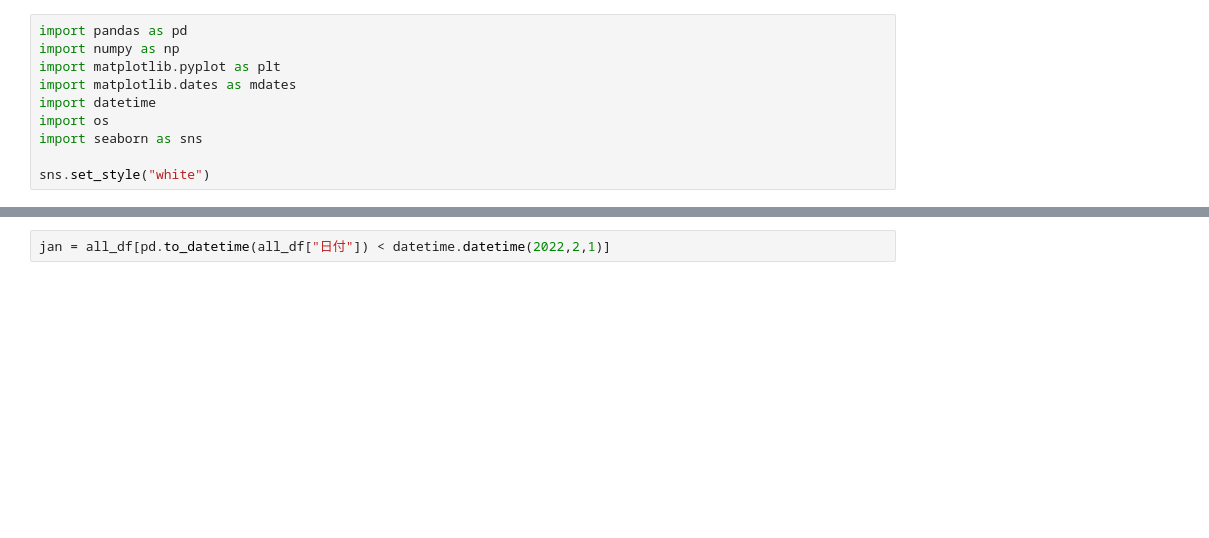
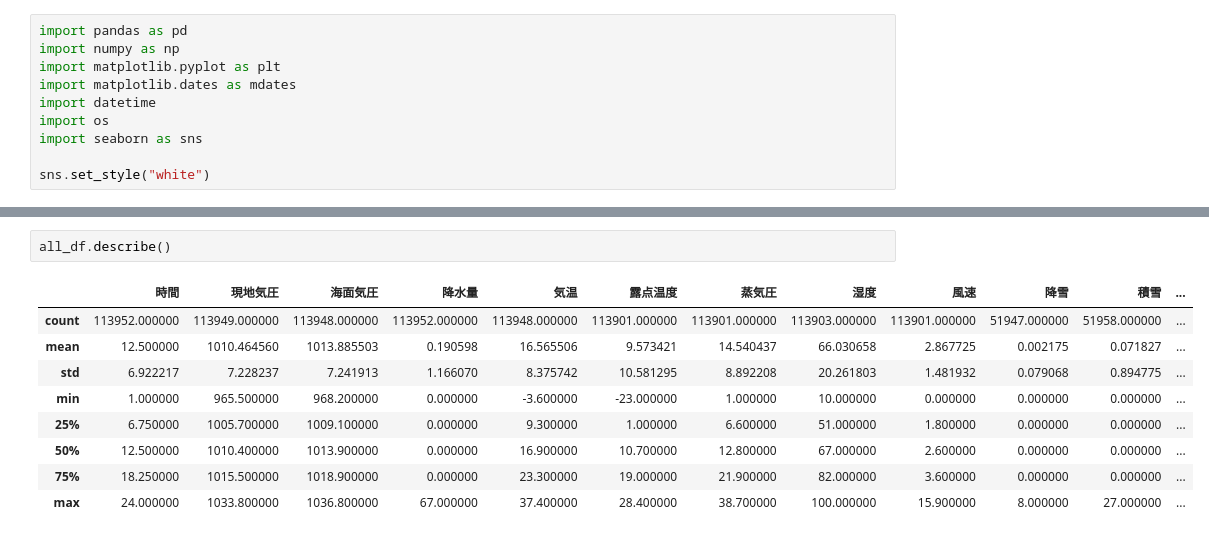
Before and after one commit to Ryo-Suzukii/ForecastCloudinJapan, a Jupyter notebook: EDA/EDA_1.ipynb, the cells around one changed output, grey strips where cells are left out. Drawn from its saved outputs; the diff is of its cells as text; blank space fills up the shorter version.

```diff
--- a/EDA/EDA_1.ipynb
+++ b/EDA/EDA_1.ipynb
@@ -32,2 +37,12 @@ while True:
-# %%
-jan = all_df[pd.to_datetime(all_df["日付"]) < datetime.datetime(2022,2,1)]
+# %%
+all_df.describe()
+# %% [output]
+|  | 時間 | 現地気圧 | 海面気圧 | 降水量 | 気温 | 露点温度 | 蒸気圧 | 湿度 | 風速 | 降雪 | 積雪 | ... |
+| count | 113952.000000 | 113949.000000 | 113948.000000 | 113952.000000 | 113948.000000 | 113901.000000 | 113901.000000 | 113903.000000 | 113901.000000 | 51947.000000 | 51958.000000 | ... |
+| mean | 12.500000 | 1010.464560 | 1013.885503 | 0.190598 | 16.565506 | 9.573421 | 14.540437 | 66.030658 | 2.867725 | 0.002175 | 0.071827 | ... |
+| std | 6.922217 | 7.228237 | 7.241913 | 1.166070 | 8.375742 | 10.581295 | 8.892208 | 20.261803 | 1.481932 | 0.079068 | 0.894775 | ... |
+| min | 1.000000 | 965.500000 | 968.200000 | 0.000000 | -3.600000 | -23.000000 | 1.000000 | 10.000000 | 0.000000 | 0.000000 | 0.000000 | ... |
+| 25% | 6.750000 | 1005.700000 | 1009.100000 | 0.000000 | 9.300000 | 1.000000 | 6.600000 | 51.000000 | 1.800000 | 0.000000 | 0.000000 | ... |
+| 50% | 12.500000 | 1010.400000 | 1013.900000 | 0.000000 | 16.900000 | 10.700000 | 12.800000 | 67.000000 | 2.600000 | 0.000000 | 0.000000 | ... |
+| 75% | 18.250000 | 1015.500000 | 1018.900000 | 0.000000 | 23.300000 | 19.000000 | 21.900000 | 82.000000 | 3.600000 | 0.000000 | 0.000000 | ... |
+| max | 24.000000 | 1033.800000 | 1036.800000 | 67.000000 | 37.400000 | 28.400000 | 38.700000 | 100.000000 | 15.900000 | 8.000000 | 27.000000 | ... |
```
Also changed, not shown: parts of 6 cells of this notebook.
